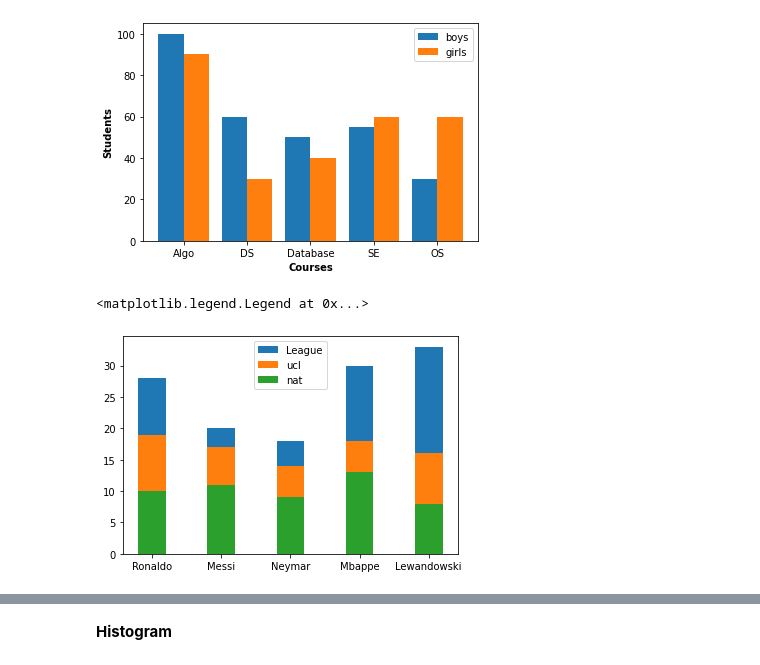
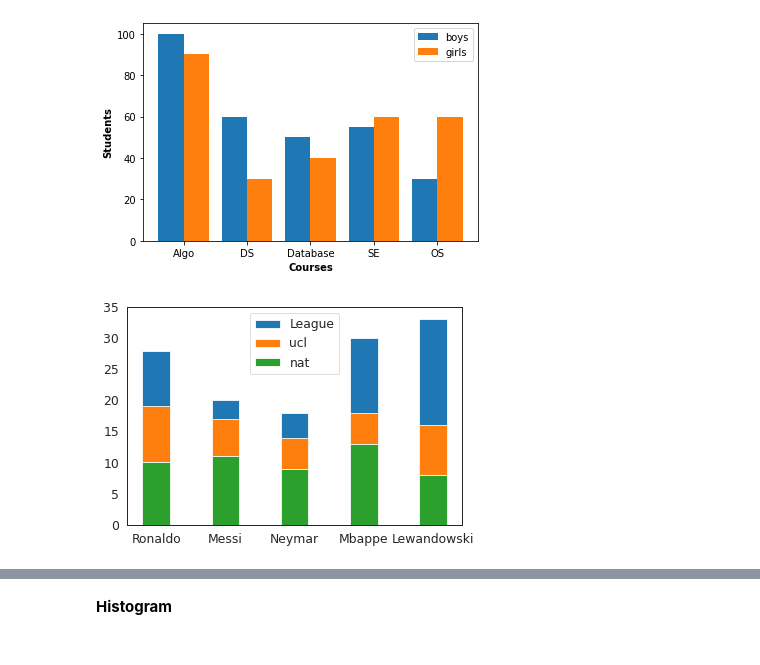
Before and after one commit to ShakilM26/Data-Visualization, a Jupyter notebook: matplotlib.ipynb, the cells around one changed output, grey strips where cells are left out. Saved outputs shown, nothing was run; the diff lists cells and outputs as text; code cells hidden in the pictures.

```diff
--- a/matplotlib.ipynb
+++ b/matplotlib.ipynb
@@ -91,8 +91,9 @@ nat=[10,11,9,13,8]
 # %%
 plt.bar(names, league, width=0.4, label='League')
 plt.bar(names, ucl, width=0.4, label='ucl', bottom=nat)
 plt.bar(names, nat, width=0.4, label='nat')
 plt.legend()
+plt.ylim(0,35)
+plt.show()
 # %% [output]
-<matplotlib.legend.Legend at 0x...>
-[figure, old version]
+[figure, new version]
```
Also changed, not shown: parts of 3 cells of this notebook.
